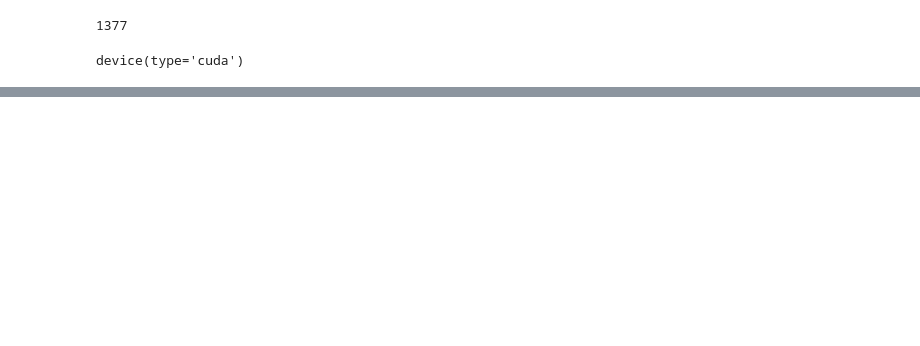
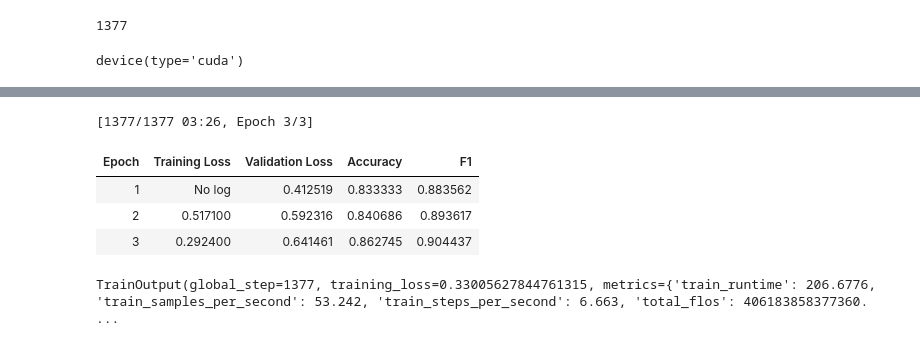
Before and after one commit to abdulsamadkhan/LLM, a Jupyter notebook: fine_tunning.ipynb, the cells around one changed output, grey strips where cells are left out. Cells and saved outputs as stored; diff of their text form; code cells hidden in the pictures; blank space fills up the shorter version.

```diff
--- a/fine_tunning.ipynb
+++ b/fine_tunning.ipynb
@@ -339,7 +368,7 @@ You're using a BertTokenizerFast tokenizer. Please note that with a fast tokeniz
 # %%
 from transformers import AutoModelForSequenceClassification
 
-model = AutoModelForSequenceClassification.from_pretrained(checkpoint, num_labels=4)
+model = AutoModelForSequenceClassification.from_pretrained(checkpoint, num_labels=2)
 #To print the last layer of the model and verify if there are three neurons for the output,
 #you can access the classifier attribute of the model.
 print("last layer structure",model.classifier)
@@ -430,0 +528,15 @@ metric.compute()
+# %%
+from datasets import load_dataset
+from transformers import AutoTokenizer, DataCollatorWithPadding
+
+raw_datasets = load_dataset("glue", "mrpc")
+checkpoint = "bert-base-uncased"
+tokenizer = AutoTokenizer.from_pretrained(checkpoint)
+
+
+def tokenize_function(example):
+    return tokenizer(example["sentence1"], example["sentence2"], truncation=True)
+
+
+tokenized_datasets = raw_datasets.map(tokenize_function, batched=True)
+data_collator = DataCollatorWithPadding(tokenizer=tokenizer)
@@ -430,0 +559,21 @@ metric.compute()
+# %%
+import evaluate
+import numpy as np
+def compute_metrics(eval_preds):
+    metric = evaluate.load("glue", "mrpc")
+    logits, labels = eval_preds
+    predictions = np.argmax(logits, axis=-1)
+    return metric.compute(predictions=predictions, references=labels)
+# %%
+training_args = TrainingArguments("test-trainer", evaluation_strategy="epoch")
+model = AutoModelForSequenceClassification.from_pretrained(checkpoint, num_labels=2)
+
+trainer = Trainer(
+    model,
+    training_args,
+    train_dataset=tokenized_datasets["train"],
+    eval_dataset=tokenized_datasets["validation"],
+    data_collator=data_collator,
+    tokenizer=tokenizer,
+    compute_metrics=compute_metrics,
+)
@@ -430,0 +586,9 @@ metric.compute()
+# %%
+trainer.train()
+# %% [output]
+[1377/1377 03:26, Epoch 3/3]
+| Epoch | Training Loss | Validation Loss | Accuracy | F1 |
+| 1 | No log | 0.412519 | 0.833333 | 0.883562 |
+| 2 | 0.517100 | 0.592316 | 0.840686 | 0.893617 |
+| 3 | 0.292400 | 0.641461 | 0.862745 | 0.904437 |
+TrainOutput(global_step=1377, training_loss=0.33005627844761315, metrics={'train_runtime': 206.6776, 'train_samples_per_second': 53.242, 'train_steps_per_second': 6.663, 'total_flos': 406183858377360. ...
```
Also changed, not shown: parts of 25 cells of this notebook.
